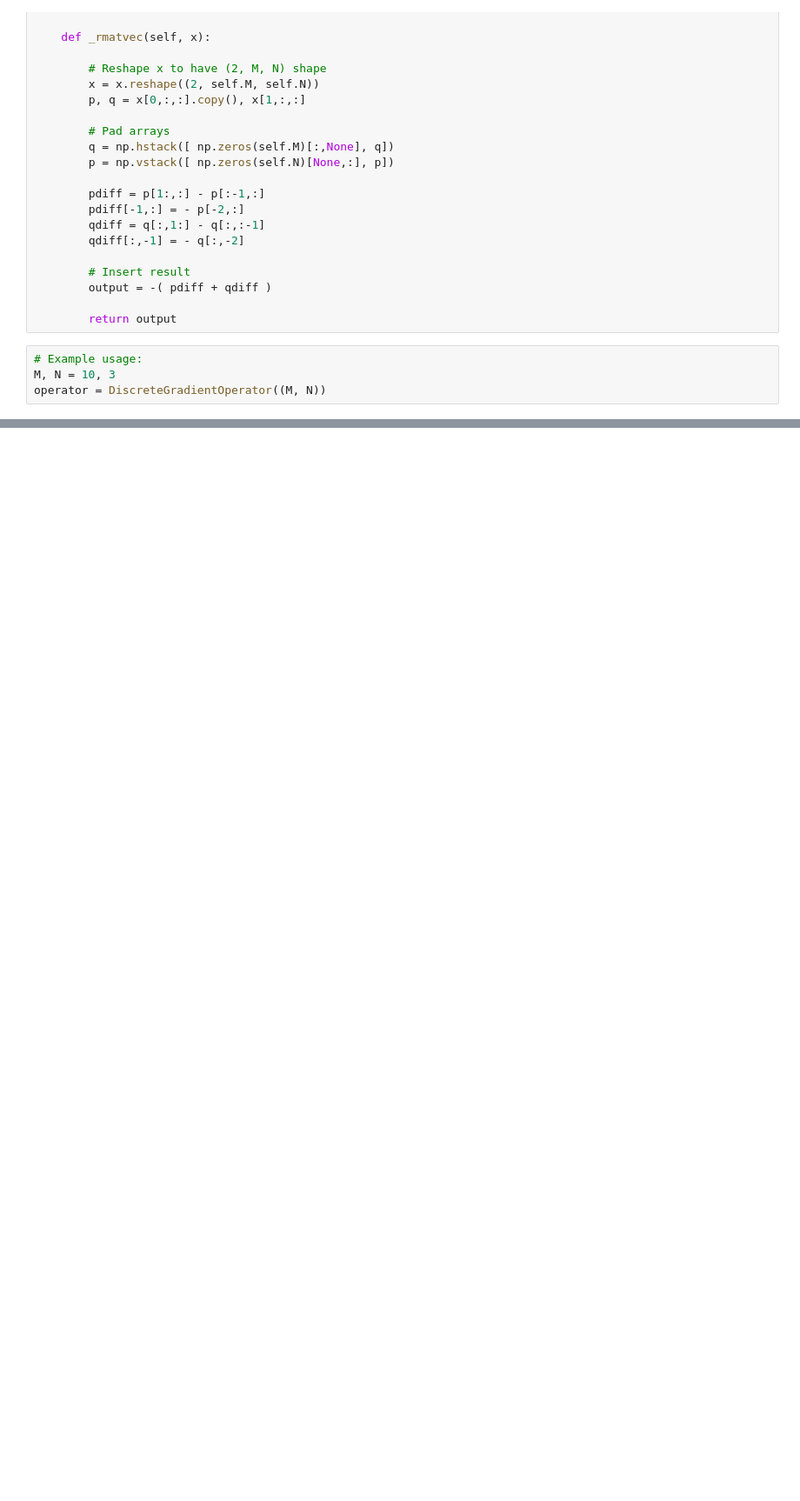
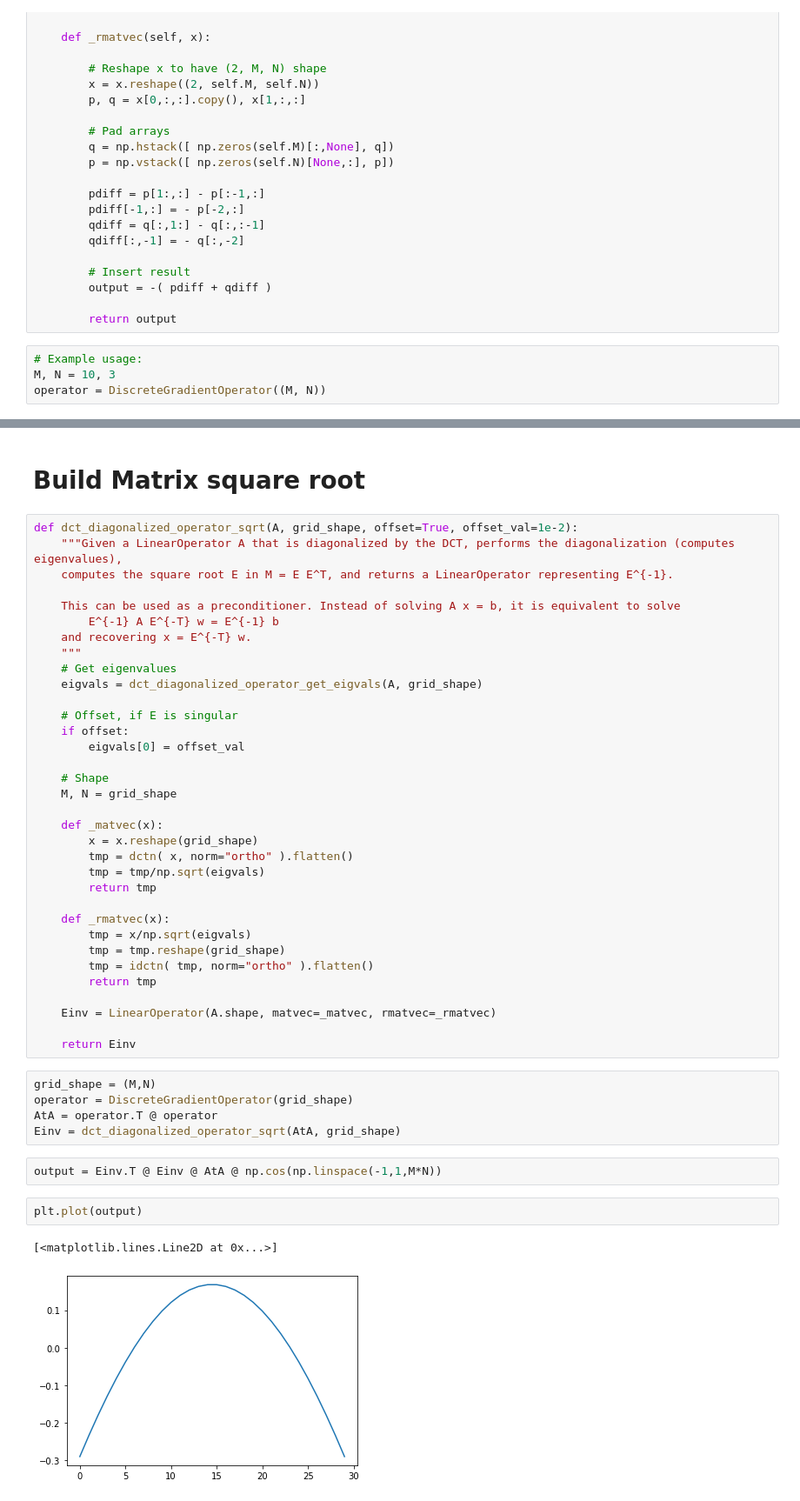
Before and after one commit to henrymorris120/Interferometry-and-Phase-Unwrapping-Research, a Jupyter notebook: dev/ghiglia/gradient_operator.ipynb, the cells around one changed output, grey strips where cells are left out. Shown: that part at 87% size. Cells and saved outputs as stored; diff of their text form; blank space fills up the shorter version.

```diff
--- a/dev/ghiglia/gradient_operator.ipynb
+++ b/dev/ghiglia/gradient_operator.ipynb
@@ -58,0 +123,48 @@ for j in range(10):
+# %% [markdown]
+# Build Matrix square root
+# %%
+def dct_diagonalized_operator_sqrt(A, grid_shape, offset=True, offset_val=1e-2):
+    """Given a LinearOperator A that is diagonalized by the DCT, performs the diagonalization (computes eigenvalues),
+    computes the square root E in M = E E^T, and returns a LinearOperator representing E^{-1}.
+
+    This can be used as a preconditioner. Instead of solving A x = b, it is equivalent to solve
+        E^{-1} A E^{-T} w = E^{-1} b
+    and recovering x = E^{-T} w.
+    """
+    # Get eigenvalues
+    eigvals = dct_diagonalized_operator_get_eigvals(A, grid_shape)
+
+    # Offset, if E is singular
+    if offset:
+        eigvals[0] = offset_val
+
+    # Shape
+    M, N = grid_shape
+
+    def _matvec(x):
+        x = x.reshape(grid_shape)
+        tmp = dctn( x, norm="ortho" ).flatten()
+        tmp = tmp/np.sqrt(eigvals)
+        return tmp
+
+    def _rmatvec(x):
+        tmp = x/np.sqrt(eigvals)
+        tmp = tmp.reshape(grid_shape)
+        tmp = idctn( tmp, norm="ortho" ).flatten()
+        return tmp
+
+    Einv = LinearOperator(A.shape, matvec=_matvec, rmatvec=_rmatvec)
+
+    return Einv
+# %%
+grid_shape = (M,N)
+operator = DiscreteGradientOperator(grid_shape)
+AtA = operator.T @ operator
+Einv = dct_diagonalized_operator_sqrt(AtA, grid_shape)
+# %%
+output = Einv.T @ Einv @ AtA @ np.cos(np.linspace(-1,1,M*N))
+# %%
+plt.plot(output)
+# %% [output]
+[<matplotlib.lines.Line2D at 0x...>]
+[figure, added]
```
Also changed, not shown: parts of 18 cells of this notebook, 8 other files.
